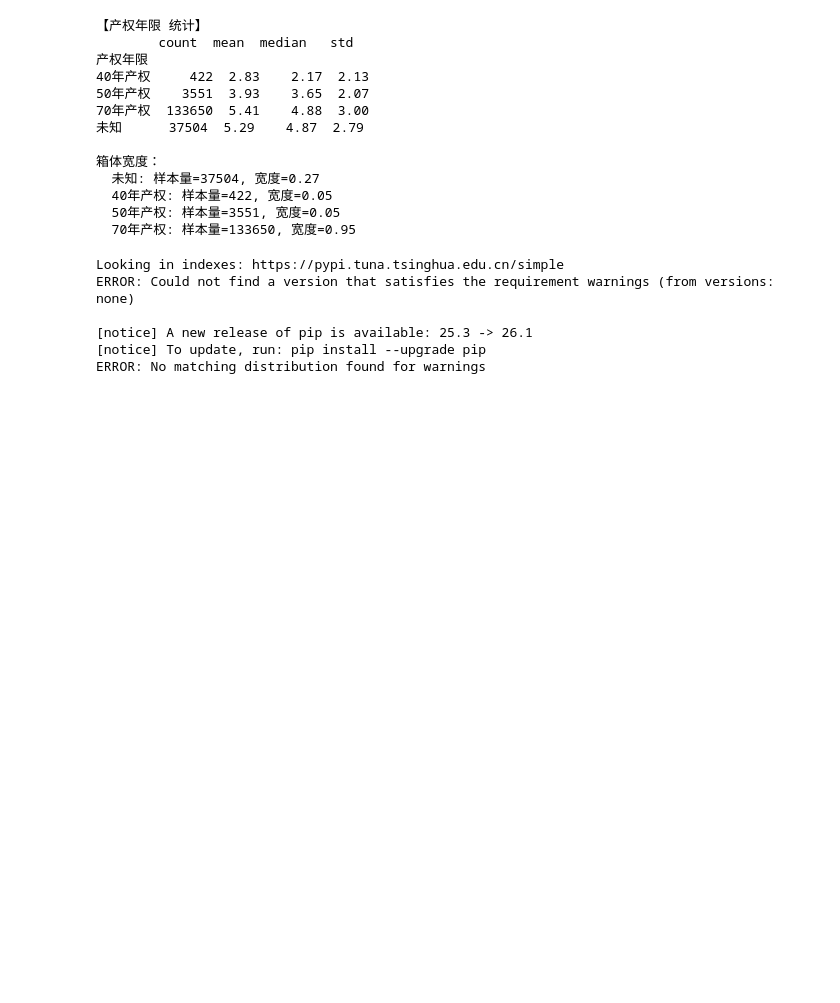
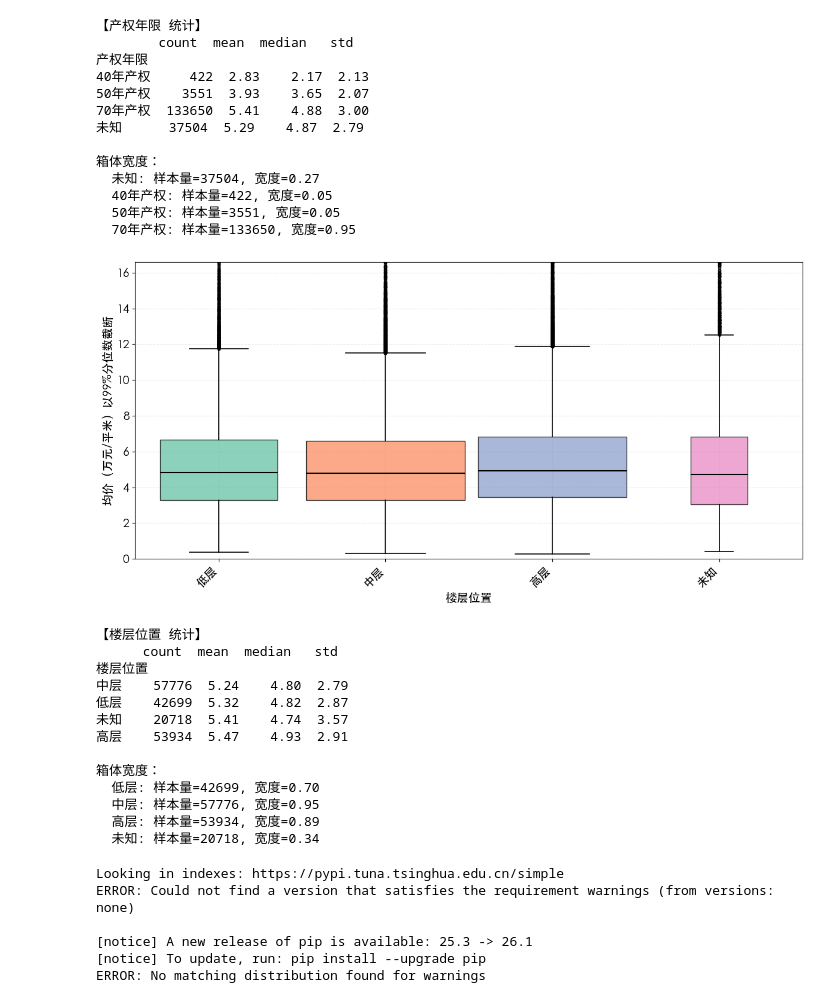
Before and after one commit to jiangwen9477/shanghai-house-price-research, a Jupyter notebook: code.ipynb, the cells around one changed output. Cells and saved outputs as stored; diff of their text form; code cells hidden in the pictures; blank space fills up the shorter version.

```diff
--- a/code.ipynb
+++ b/code.ipynb
@@ -1010,6 +1010,27 @@ plot_boxplot_single(df, '产权年限',order=['未知', '40年产权', '50年产
   40年产权: 样本量=422, 宽度=0.05
   50年产权: 样本量=3551, 宽度=0.05
   70年产权: 样本量=133650, 宽度=0.95
+# %%
+df['楼层位置'] = df['楼层分布'].apply(
+    lambda x: x if x in ['低层', '中层', '高层'] else '未知'
+)
+# %%
+plot_boxplot_single(df, '楼层位置',order=['低层', '中层', '高层', '未知'])
+# %% [output]
+[figure, added]
+【楼层位置 统计】
+      count  mean  median   std
+楼层位置
+中层    57776  5.24    4.80  2.79
+低层    42699  5.32    4.82  2.87
+未知    20718  5.41    4.74  3.57
+高层    53934  5.47    4.93  2.91
+
+箱体宽度：
+  低层: 样本量=42699, 宽度=0.70
+  中层: 样本量=57776, 宽度=0.95
+  高层: 样本量=53934, 宽度=0.89
+  未知: 样本量=20718, 宽度=0.34
 # %%
 # 使用清华镜像源安装
 !pip install warnings -i https://pypi.tuna.tsinghua.edu.cn/simple
```
Also changed, not shown: parts of 1 cell of this notebook, 10 other files.
